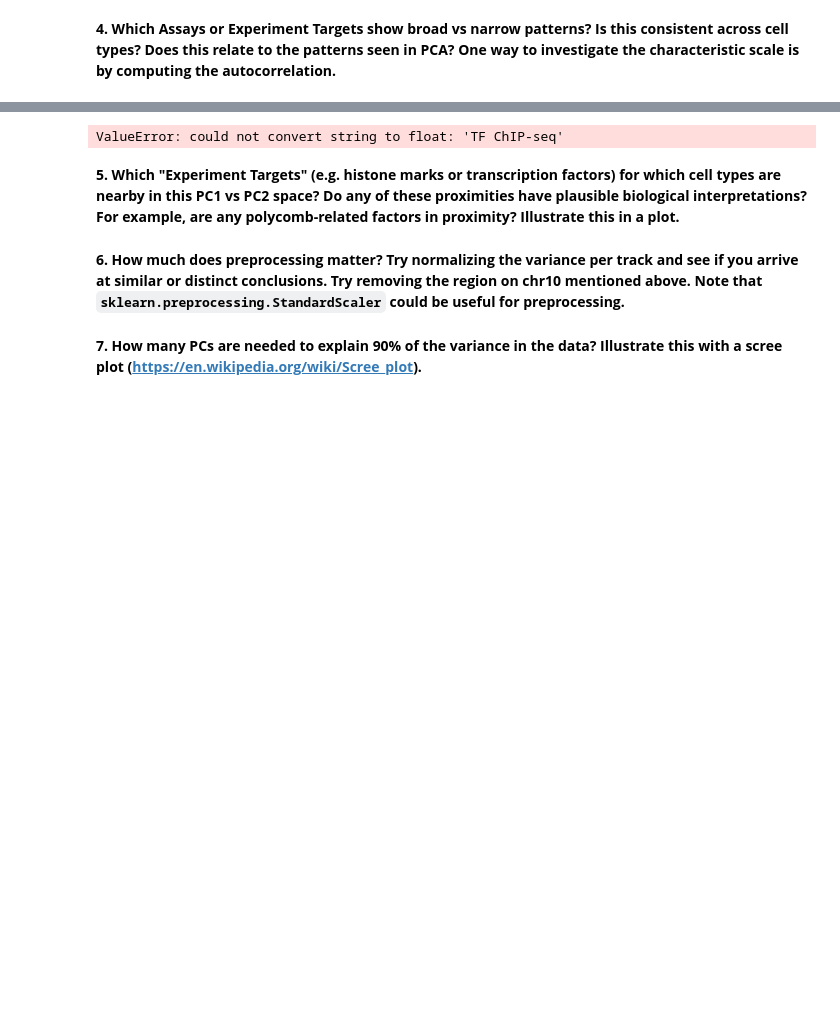
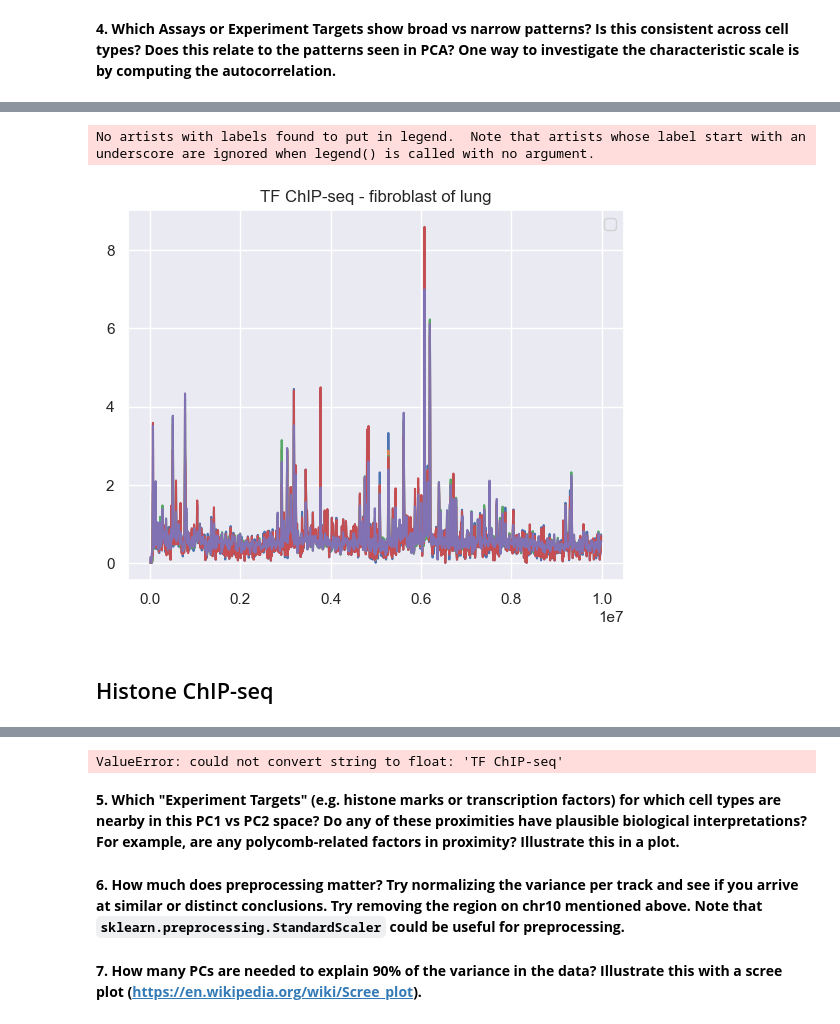
Before and after one commit to Fudenberg-Research-Group/qbio577_fall2022, a Jupyter notebook: encode-bigwig-eda.ipynb, the cells around one changed output, grey strips where cells are left out. Cells and saved outputs as stored; diff of their text form; code cells hidden in the pictures; blank space fills up the shorter version.

```diff
--- a/encode-bigwig-eda.ipynb
+++ b/encode-bigwig-eda.ipynb
@@ -263,0 +248,14 @@ bigwig_metadata["Assay"].nunique()
+# %%
+plt.plot(df[1:1000].start, df[1:1000].ENCFF528ORD)
+plt.plot(df[1:1000].start, df[1:1000].ENCFF911FWI)
+plt.plot(df[1:1000].start, df[1:1000].ENCFF567WCU)
+plt.plot(df[1:1000].start, df[1:1000].ENCFF303ENB)
+plt.plot(df[1:1000].start, df[1:1000].ENCFF953CVO)
+plt.legend()
+plt.title("TF ChIP-seq - fibroblast of lung")
+plt.show()
+# %% [output]
+No artists with labels found to put in legend.  Note that artists whose label start with an underscore are ignored when legend() is called with no argument.
+[figure, added]
+# %% [markdown]
+## Histone ChIP-seq
```
Also changed, not shown: parts of 31 cells of this notebook.
